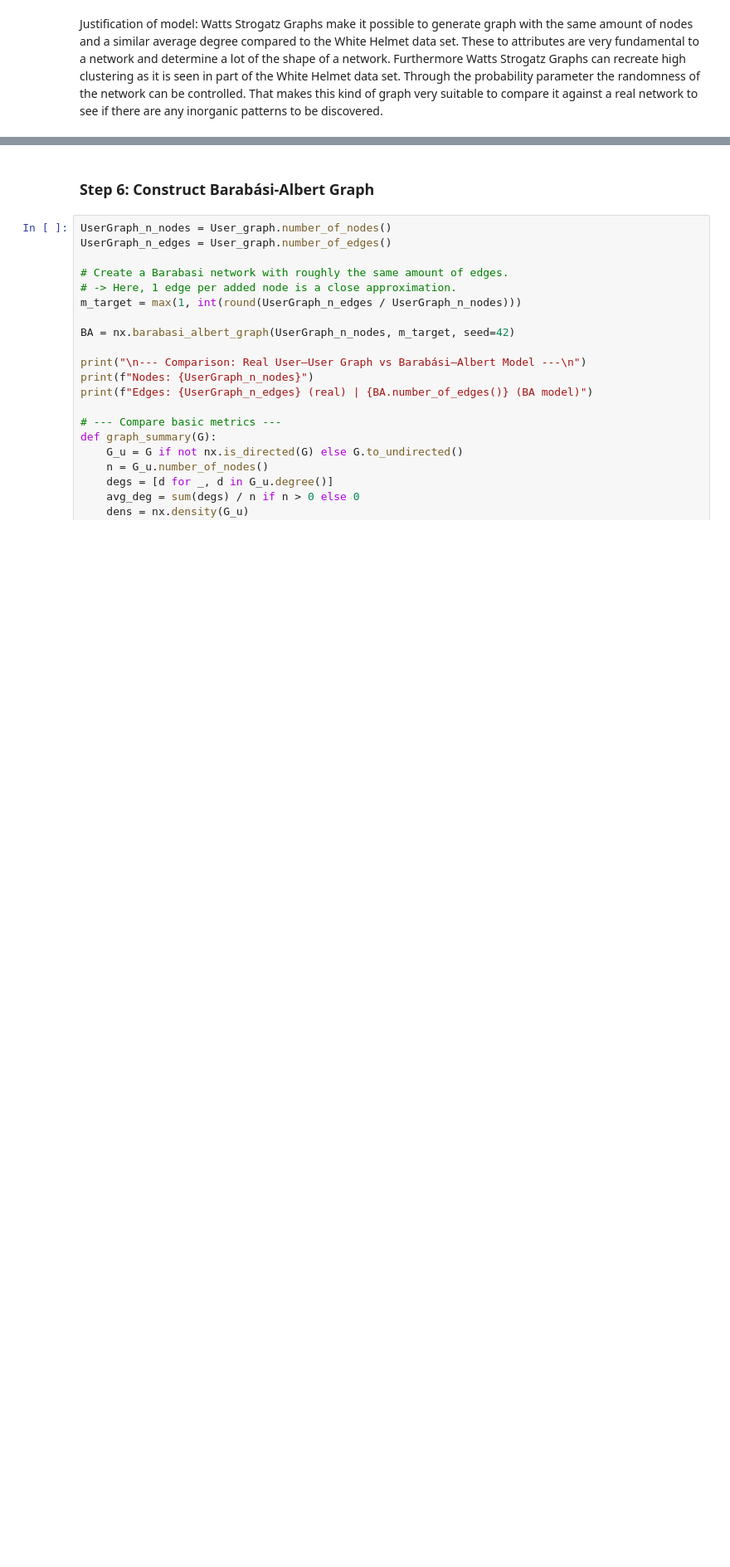
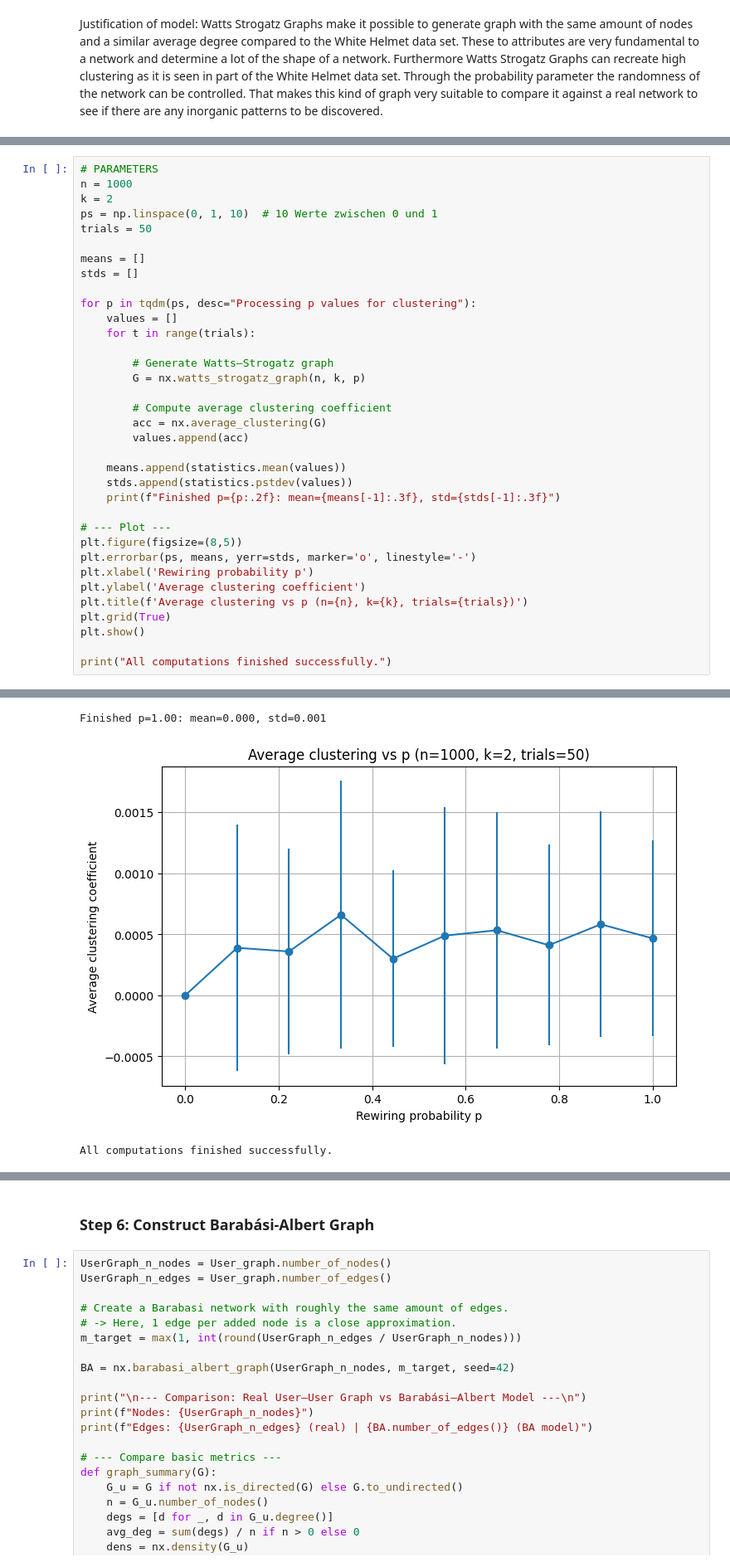
Before and after one commit to DanielQuiram-UM/Network_Science_Assignment_1, a Jupyter notebook: WS.ipynb, the cells around one changed output, grey strips where cells are left out. Shown at 83% size. Drawn from its saved outputs; the diff is of its cells as text; blank space fills up the shorter version.

```diff
--- a/WS.ipynb
+++ b/WS.ipynb
@@ -438,0 +593,36 @@ Justification of model: Watts Strogatz Graphs make it possible to generate graph
+# %%
+# PARAMETERS
+n = 1000
+k = 2
+ps = np.linspace(0, 1, 10)  # 10 Werte zwischen 0 und 1
+trials = 50
+
+means = []
+stds = []
+
+for p in tqdm(ps, desc="Processing p values for clustering"):
+    values = []
+    for t in range(trials):
+
+        # Generate Watts–Strogatz graph
+        G = nx.watts_strogatz_graph(n, k, p)
+
+        # Compute average clustering coefficient
+        acc = nx.average_clustering(G)
+        values.append(acc)
+
+    means.append(statistics.mean(values))
+    stds.append(statistics.pstdev(values))
+    print(f"Finished p={p:.2f}: mean={means[-1]:.3f}, std={stds[-1]:.3f}")
+
+# --- Plot ---
+plt.figure(figsize=(8,5))
+plt.errorbar(ps, means, yerr=stds, marker='o', linestyle='-')
+plt.xlabel('Rewiring probability p')
+plt.ylabel('Average clustering coefficient')
+plt.title(f'Average clustering vs p (n={n}, k={k}, trials={trials})')
+plt.grid(True)
+plt.show()
+
+print("All computations finished successfully.")
+# %% [output]
@@ -438,0 +638,3 @@ Justification of model: Watts Strogatz Graphs make it possible to generate graph
+Finished p=1.00: mean=0.000, std=0.001
+[figure, added]
+All computations finished successfully.
```
Also changed, not shown: parts of 27 cells of this notebook, 1 other file.
